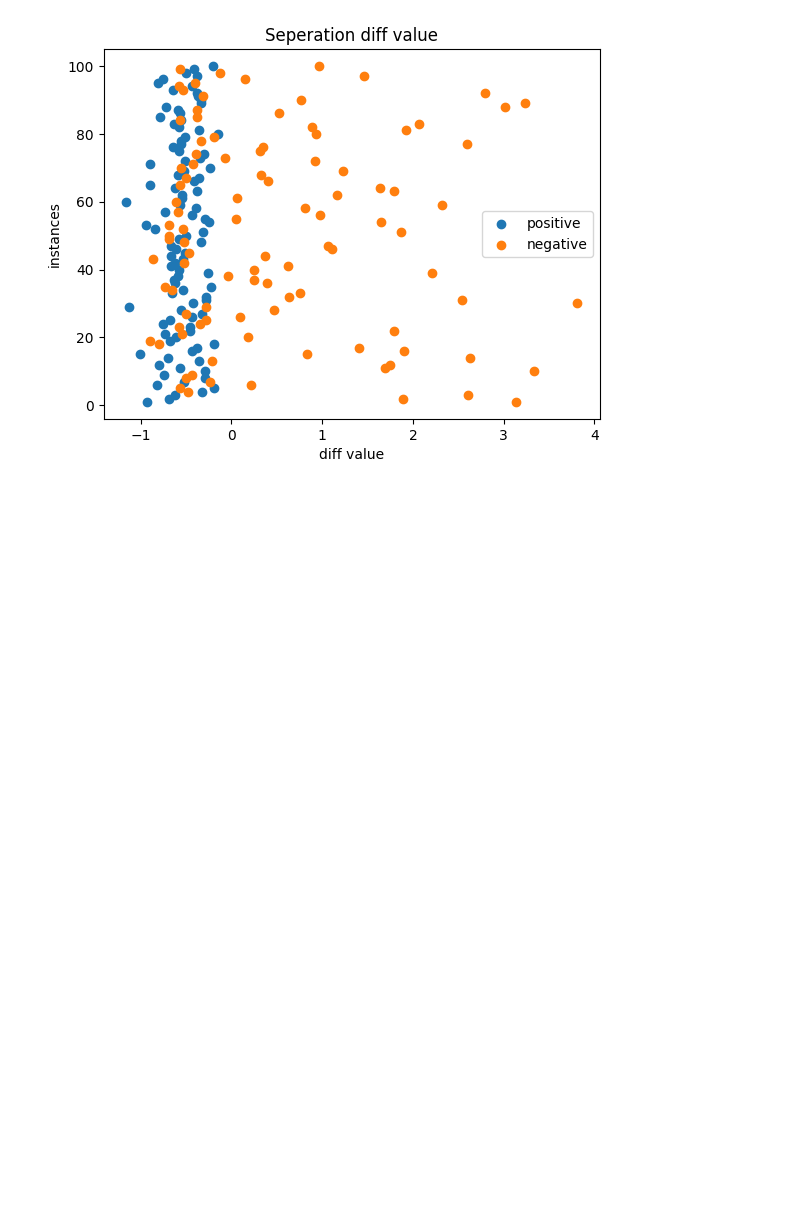
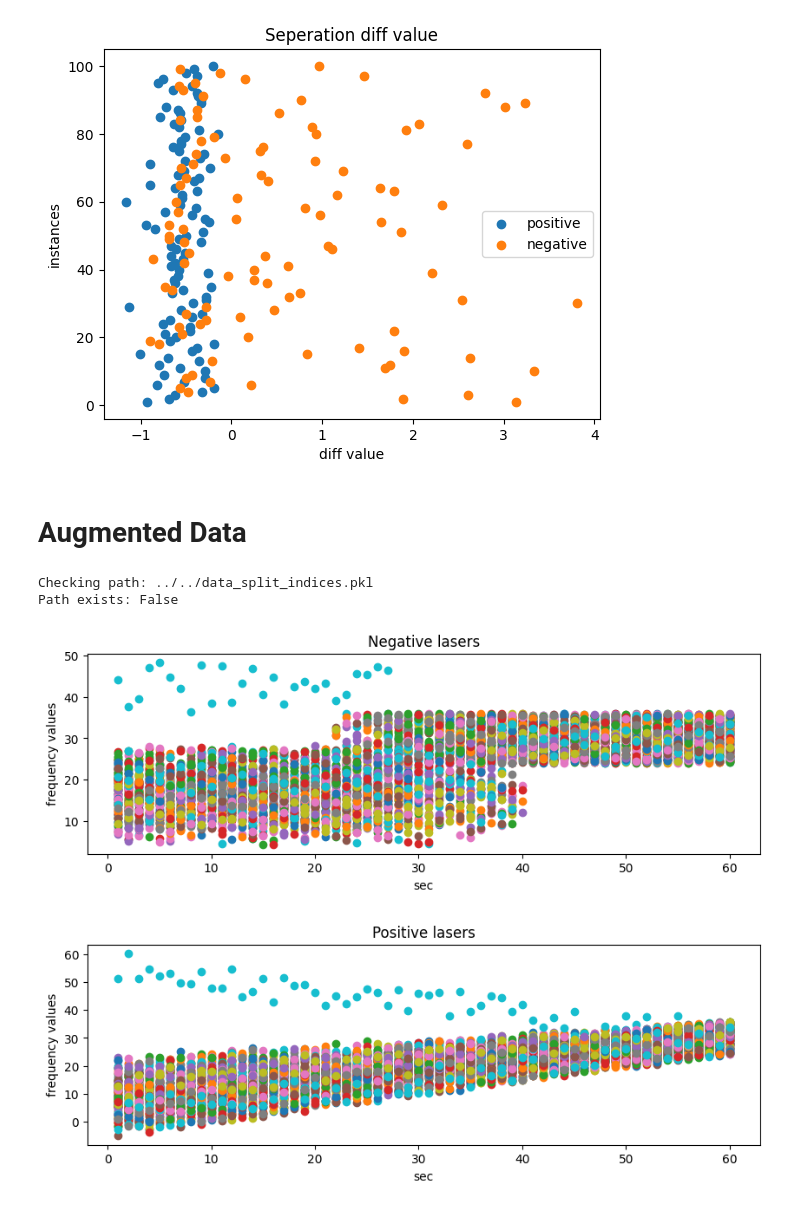
Before and after one commit to MarStreicher/IDA_Laser, a Jupyter notebook: src/data_analysis.ipynb, the cells around one changed output. Cells and saved outputs as stored; diff of their text form; code cells hidden in the pictures; blank space fills up the shorter version.

Commit message:
Added augmented data and comparison

```diff
--- a/src/data_analysis.ipynb
+++ b/src/data_analysis.ipynb
@@ -271,3 +271,37 @@ plt.show()
 Checking path: ../../data_split_indices.pkl
 Path exists: False
 [figure]
+# %% [markdown]
+# Augmented Data
+# %%
+datasetAugmented = AugmentedDataset(mat_dict, "X", "Y")
+positive_inputs, positive_labels = datasetAugmented.filter_by_label(1)
+negative_inputs, negative_labels = datasetAugmented.filter_by_label(-1)
+
+time_stemps = positive_inputs.shape[1]
+time_frame = np.arange(1,time_stemps+1)
+
+plt.figure(figsize=(10, 3))
+for i in range(negative_inputs.shape[0]):
+    laser_i = negative_inputs[i]
+    plt.scatter(time_frame, laser_i, label=f'laser {i}')
+
+plt.title('Negative lasers')
+plt.xlabel('sec')
+plt.ylabel('frequency values')
+plt.show()
+
+plt.figure(figsize=(10, 3))
+for i in range(positive_inputs.shape[0]):
+    laser_i = positive_inputs[i]
+    plt.scatter(time_frame, laser_i, label=f'laser {i}')
+
+plt.title('Positive lasers')
+plt.xlabel('sec')
+plt.ylabel('frequency values')
+plt.show()
+# %% [output]
+Checking path: ../../data_split_indices.pkl
+Path exists: False
+[figure, added]
+[figure, added]
```
Also changed, not shown: 18 other files.
